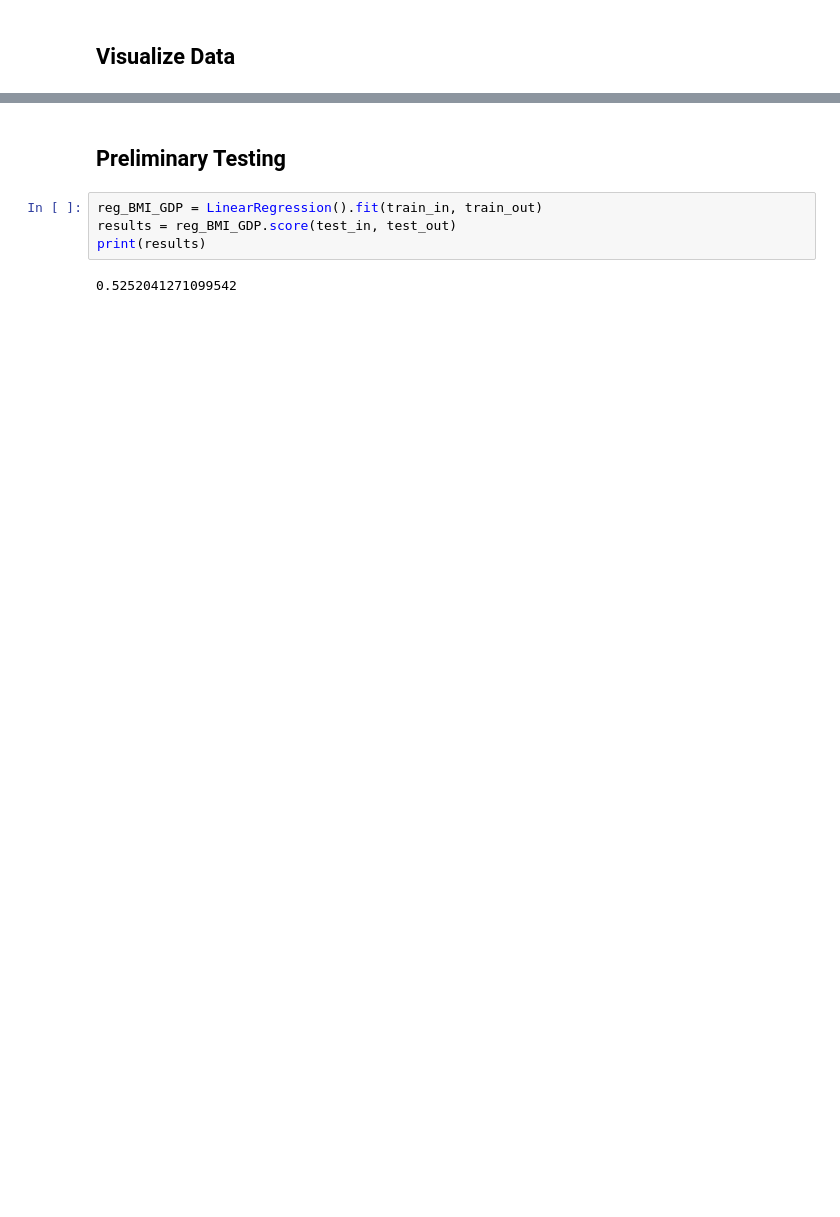
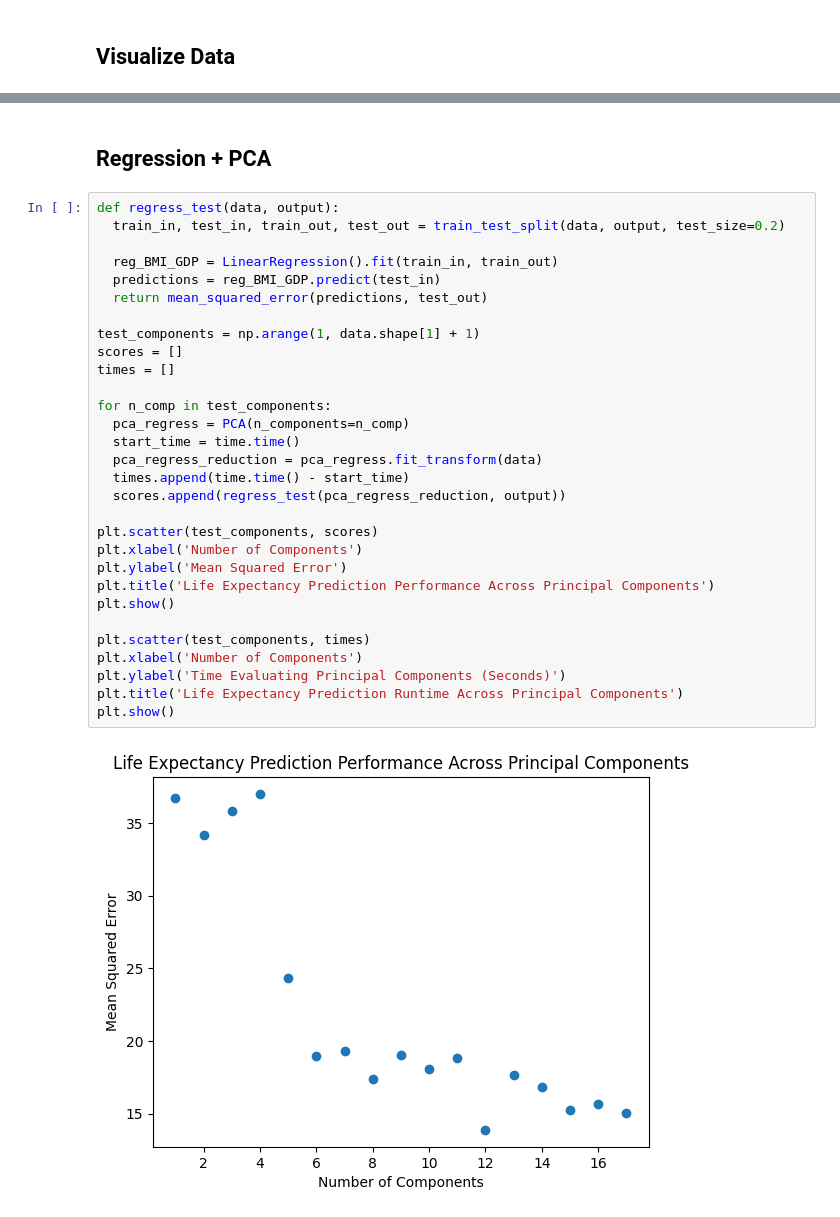
Before and after one commit to lisaliuu/life-expectancy, a Jupyter notebook: main.ipynb, the cells around one changed output, grey strips where cells are left out. Drawn from its saved outputs; the diff is of its cells as text; blank space fills up the shorter version.

```diff
--- a/main.ipynb
+++ b/main.ipynb
@@ -134,8 +62,34 @@ print(test_in.shape)
-# %% [markdown]
-## Preliminary Testing
-# %%
-reg_BMI_GDP = LinearRegression().fit(train_in, train_out)
-results = reg_BMI_GDP.score(test_in, test_out)
-print(results)
-# %% [output]
-0.5252041271099542
+# %% [markdown]
+## Regression + PCA
+# %%
+def regress_test(data, output):
+  train_in, test_in, train_out, test_out = train_test_split(data, output, test_size=0.2)
+
+  reg_BMI_GDP = LinearRegression().fit(train_in, train_out)
+  predictions = reg_BMI_GDP.predict(test_in)
+  return mean_squared_error(predictions, test_out)
+
+test_components = np.arange(1, data.shape[1] + 1)
+scores = []
+times = []
+
+for n_comp in test_components:
+  pca_regress = PCA(n_components=n_comp)
+  start_time = time.time()
+  pca_regress_reduction = pca_regress.fit_transform(data)
+  times.append(time.time() - start_time)
+  scores.append(regress_test(pca_regress_reduction, output))
+
+plt.scatter(test_components, scores)
+plt.xlabel('Number of Components')
+plt.ylabel('Mean Squared Error')
+plt.title('Life Expectancy Prediction Performance Across Principal Components')
+plt.show()
+
+plt.scatter(test_components, times)
+plt.xlabel('Number of Components')
+plt.ylabel('Time Evaluating Principal Components (Seconds)')
+plt.title('Life Expectancy Prediction Runtime Across Principal Components')
+plt.show()
+# %% [output]
+[figure, added]
```
Also changed, not shown: parts of 7 cells of this notebook, 2 other files.
